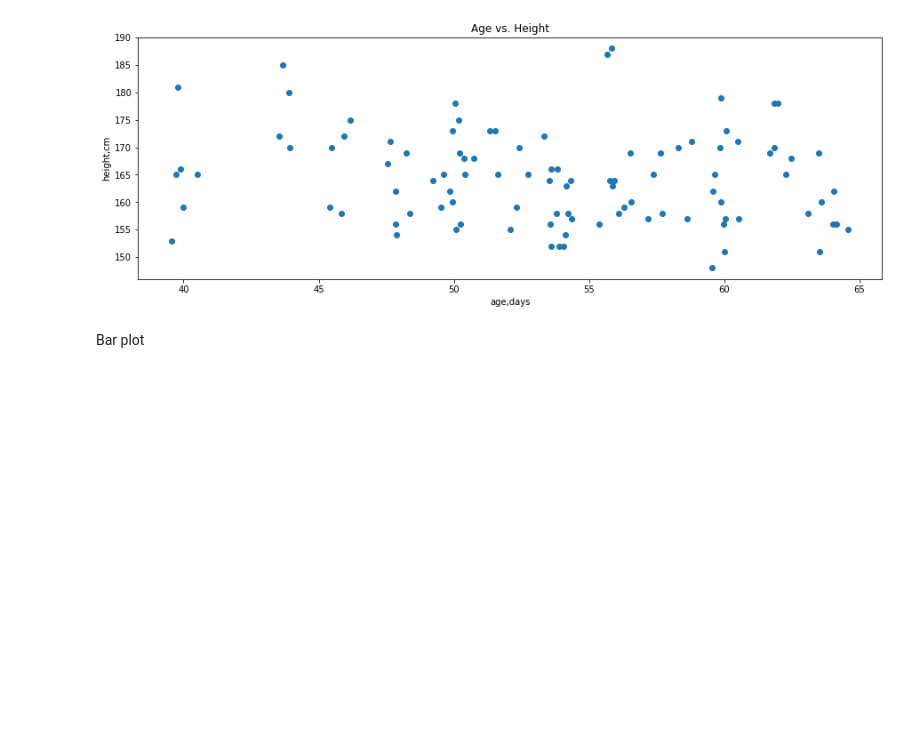
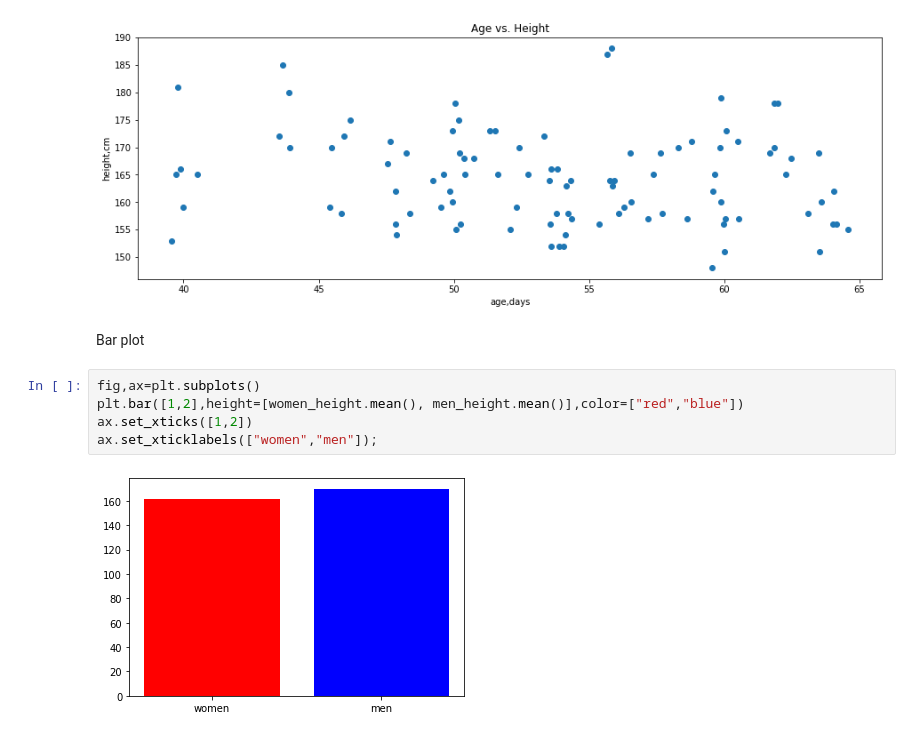
Before and after one commit to EkaterinaZernyukova/data_analysis, a Jupyter notebook: jupyter_notebook/different_types_of_plots.ipynb, the cells around one changed output. Drawn from its saved outputs; the diff is of its cells as text; blank space fills up the shorter version.

```diff
--- a/jupyter_notebook/different_types_of_plots.ipynb
+++ b/jupyter_notebook/different_types_of_plots.ipynb
@@ -101,3 +101,10 @@ plt.title("Age vs. Height");
 [figure]
 # %% [markdown]
 Bar plot
+# %%
+fig,ax=plt.subplots()
+plt.bar([1,2],height=[women_height.mean(), men_height.mean()],color=["red","blue"])
+ax.set_xticks([1,2])
+ax.set_xticklabels(["women","men"]);
+# %% [output]
+[figure, added]
```
Also changed, not shown: 1 other file.
